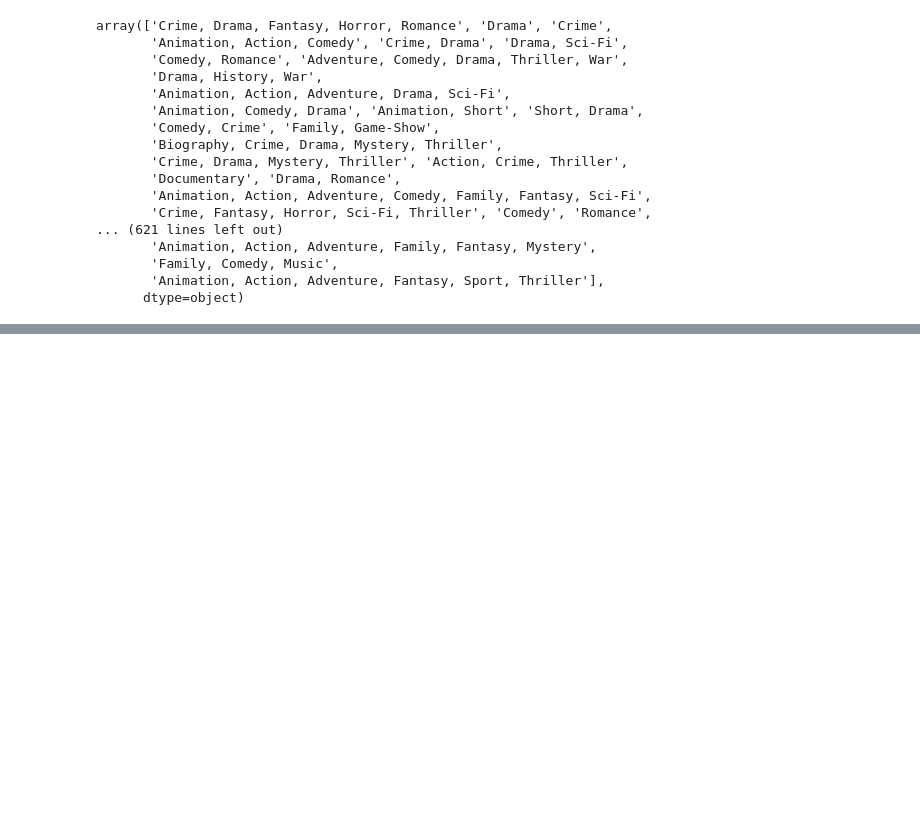
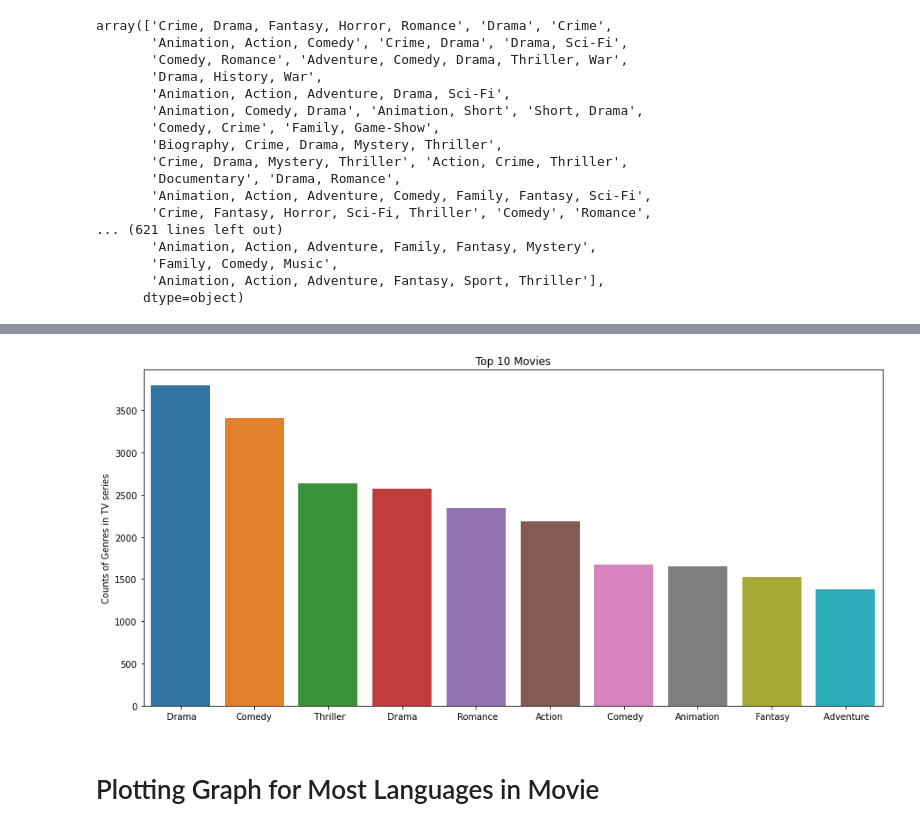
Before and after one commit to KunalSharma2001/Exploratory-data-analysis-EDA-, a Jupyter notebook: Netflix EDA/Netflix Data Analysis (EDA).ipynb, the cells around one changed output, grey strips where cells are left out. Drawn from its saved outputs; the diff is of its cells as text; code cells hidden in the pictures; blank space fills up the shorter version.

```diff
--- a/Netflix EDA/Netflix Data Analysis (EDA).ipynb
+++ b/Netflix EDA/Netflix Data Analysis (EDA).ipynb
@@ -177,0 +234,3 @@ series_gen_file.sort_values(by = 'Counts of Genre in TV Series', ascending=False
+# %%
+top_10_movies = top_10_file_genList[:10]
+top_10_file_genList
@@ -177,0 +249,10 @@ series_gen_file.sort_values(by = 'Counts of Genre in TV Series', ascending=False
+# %%
+# PLotting the BarGraph
+plt.figure(figsize=(15,7))
+plt.title("Top 10 Movies")
+sns.barplot(x=top_10_movies.index, y=top_10_movies['Counts of Genres in TV series'])
+plt.show()
+# %% [output]
+[figure, added]
+# %% [markdown]
+# Plotting Graph for Most Languages in Movie
```
Also changed, not shown: parts of 21 cells of this notebook, 1 other file.
